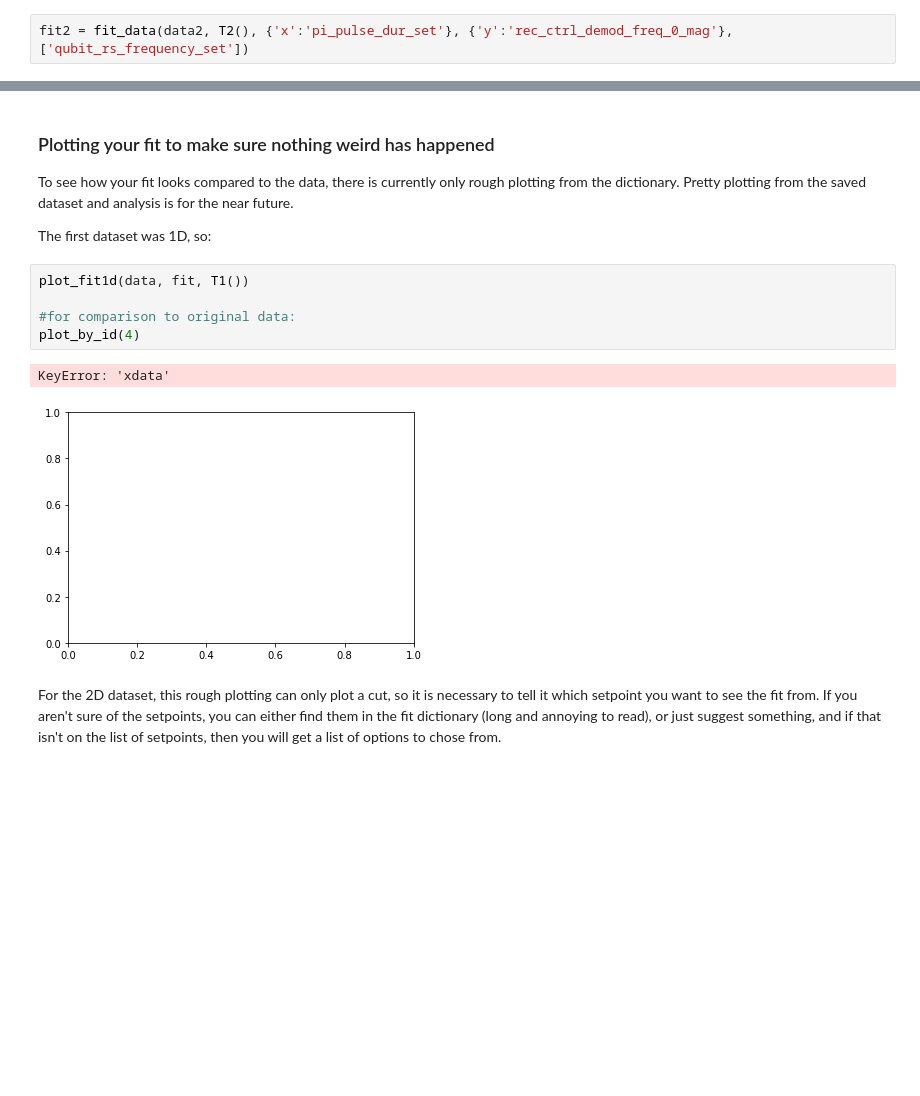
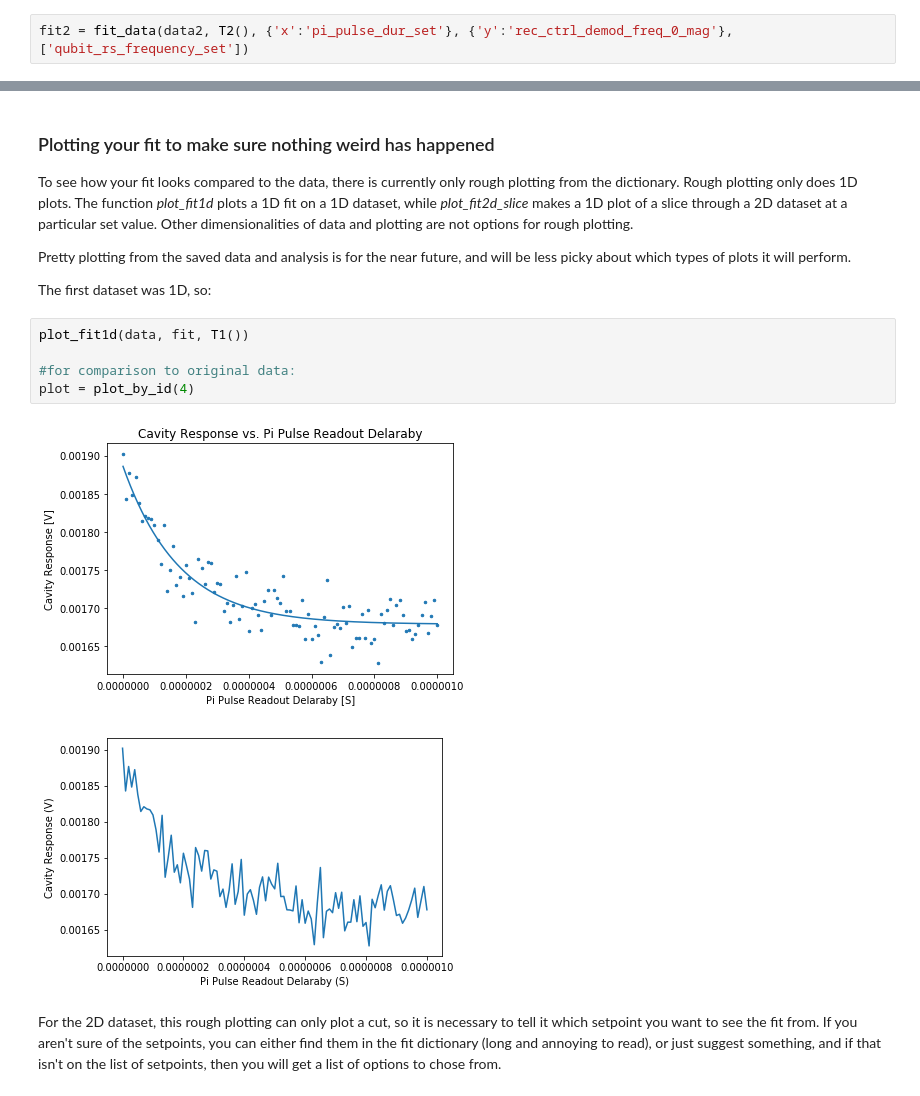
Before and after one commit to qdev-dk/qdev-wrappers, a Jupyter notebook: qdev_wrappers/fitting/Example.ipynb, the cells around one changed output, grey strips where cells are left out. Cells and saved outputs as stored; diff of their text form; blank space fills up the shorter version.

```diff
--- a/qdev_wrappers/fitting/Example.ipynb
+++ b/qdev_wrappers/fitting/Example.ipynb
@@ -56,17 +84,19 @@ Table analysis_621_T2fit_4 created
 # %% [markdown]
 ### Plotting your fit to make sure nothing weird has happened
 
-To see how your fit looks compared to the data, there is currently only rough plotting from the dictionary. Pretty plotting from the saved dataset and analysis is for the near future.
+To see how your fit looks compared to the data, there is currently only rough plotting from the dictionary. Rough plotting only does 1D plots. The function *plot_fit1d* plots a 1D fit on a 1D dataset, while *plot_fit2d_slice* makes a 1D plot of a slice through a 2D dataset at a particular set value. Other dimensionalities of data and plotting are not options for rough plotting.
+
+Pretty plotting from the saved data and analysis is for the near future, and will be less picky about which types of plots it will perform.
 
 The first dataset was 1D, so:
 # %%
 plot_fit1d(data, fit, T1())
 
 #for comparison to original data:
-plot_by_id(4)
+plot = plot_by_id(4)
 # %% [output]
-KeyError: 'xdata'
-[figure, old version]
+[figure, new version]
+[figure, added]
 # %% [markdown]
 For the 2D dataset, this rough plotting can only plot a cut, so it is necessary to tell it which setpoint you want to see the fit from. If you aren't sure of the setpoints, you can either find them in the fit dictionary (long and annoying to read), or just suggest something, and if that isn't on the list of setpoints, then you will get a list of options to chose from.
 # %%
```
Also changed, not shown: parts of 16 cells of this notebook.
